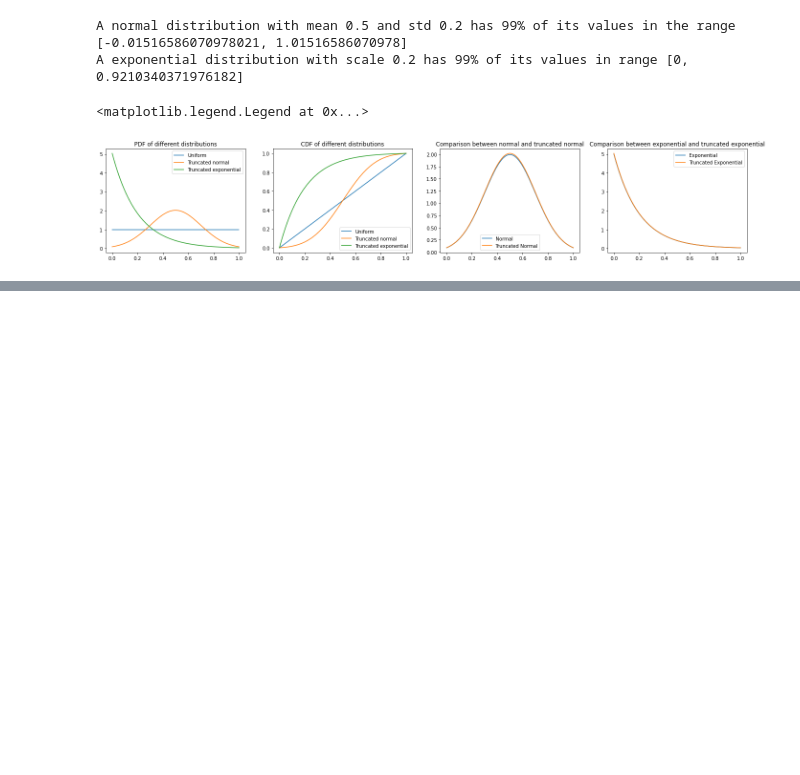
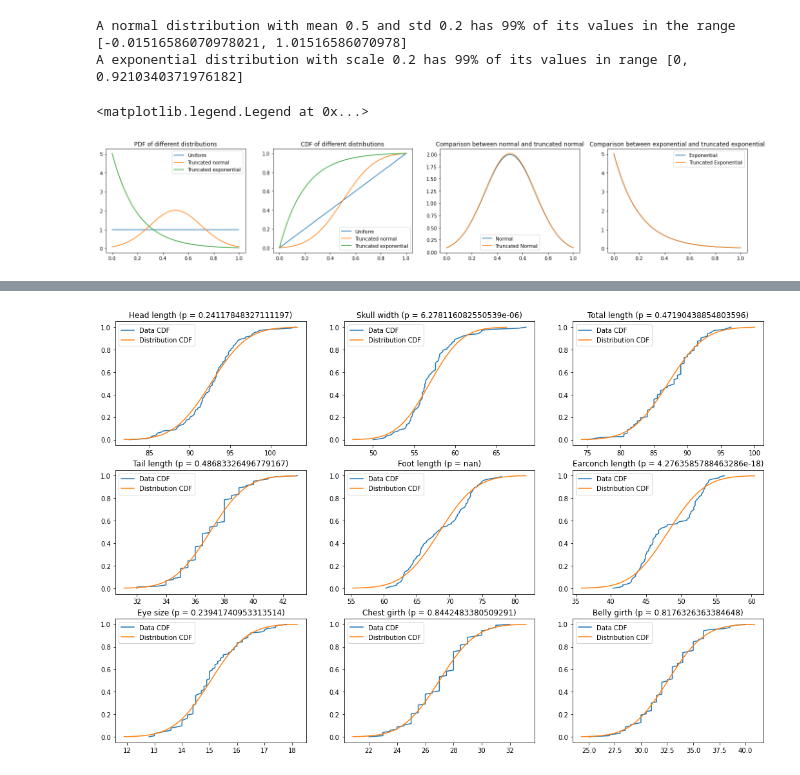
Before and after one commit to OlivierDelattre/SFoML_project, a Jupyter notebook: project.ipynb, the cells around one changed output, grey strips where cells are left out. Saved outputs shown, nothing was run; the diff lists cells and outputs as text; code cells hidden in the pictures; blank space fills up the shorter version.

```diff
--- a/project.ipynb
+++ b/project.ipynb
@@ -389,0 +484,16 @@ plot_iteration_results(results[max_svr])
+# %%
+possum_data = pd.read_csv("./possum.csv")
+#print(possum_data.head())
+features = ["hdlngth", "skullw", "totlngth", "taill", "footlgth", "earconch", "eye", "chest", "belly"]
+feature_display_name = ["Head length", "Skull width", "Total length", "Tail length", "Foot length", "Earconch length", "Eye size", "Chest girth", "Belly girth"]
+fig, axs = plt.subplots(len(features)//3, 3)
+multiply_fig_size(fig, len(features)//3, 3)
+
+for feature, name, ax in zip(features, feature_display_name, axs.flatten()):
+    feature_data = possum_data[feature]
+    ax.set_title(f"{name} (p = {stats.normaltest(feature_data)[1]})")
+    mean, std = feature_data.mean(), feature_data.std()
+    length_distr = stats.norm(loc=mean, scale=std)
+    plot_distrs(feature_data, length_distr, (mean-3*std, mean+3*std), ax)
+# %% [output]
+[figure, added]
```
Also changed, not shown: parts of 29 cells of this notebook.
